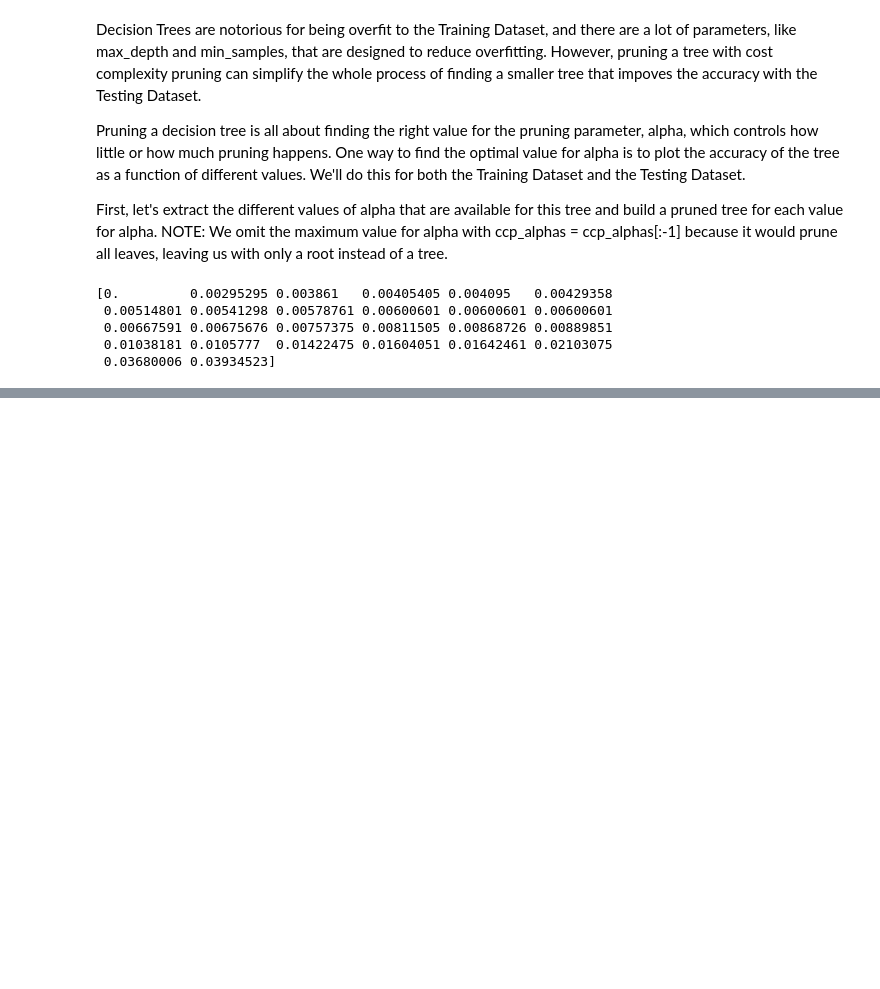
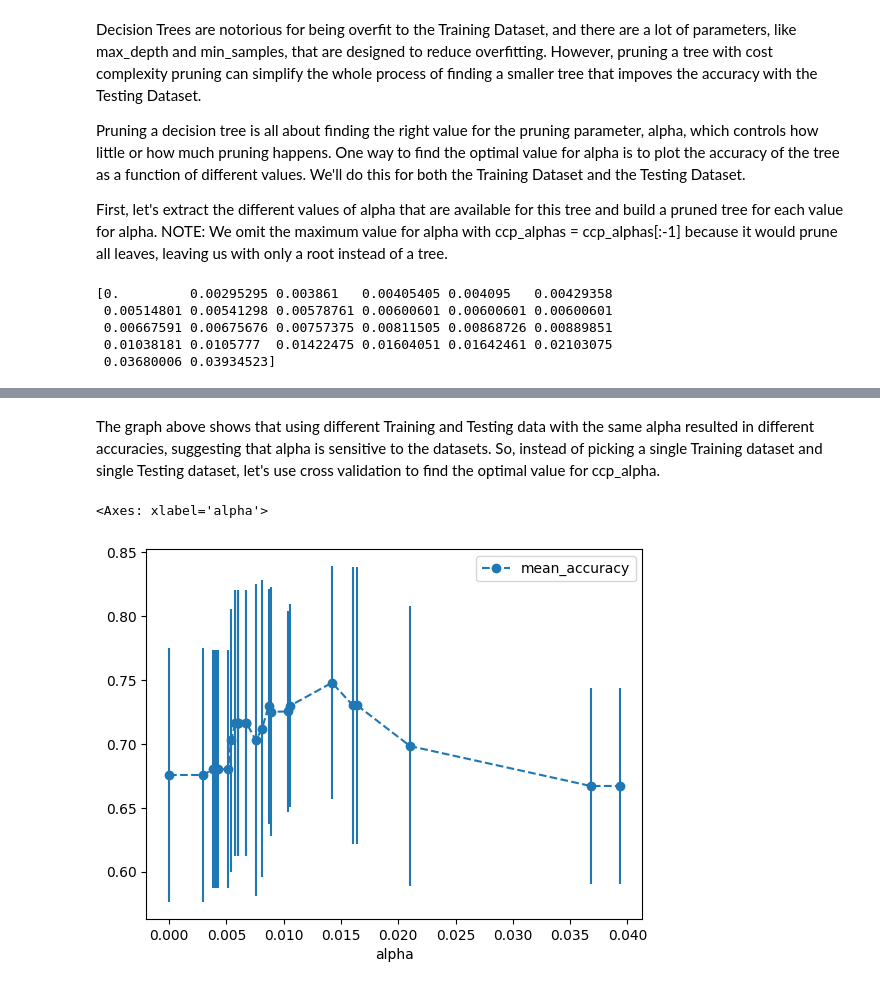
Before and after one commit to NewCodeLearner/ML_Algorithms, a Jupyter notebook: Classification_DecisionTrees_in_python.ipynb, the cells around one changed output, grey strips where cells are left out. Cells and saved outputs as stored; diff of their text form; code cells hidden in the pictures; blank space fills up the shorter version.

```diff
--- a/Classification_DecisionTrees_in_python.ipynb
+++ b/Classification_DecisionTrees_in_python.ipynb
@@ -307,0 +348,24 @@ print(ccp_alphas)
+# %% [markdown]
+The graph above shows that using different Training and Testing data with the same alpha resulted in different accuracies, suggesting that alpha is sensitive to the datasets. So, instead of picking a single Training dataset and single Testing dataset, let's use cross validation to find the optimal value for ccp_alpha.
+# %%
+## create an array to store the results of each fold during cross validiation
+alpha_loop_values = []
+
+## For each candidate value for alpha, we will run 5-fold cross validation.
+for ccp_alpha in ccp_alphas:
+    clf_dt = DecisionTreeClassifier(random_state=0,ccp_alpha=ccp_alpha)
+    scores = cross_val_score(clf_dt,X_train,y_train,cv=5)
+    alpha_loop_values.append([ccp_alpha, np.mean(scores), np.std(scores)])
+
+## Now we can draw a graph of the means and standard deviations of the scores
+## for each candidate value for alpha
+alpha_results = pd.DataFrame(alpha_loop_values, columns=['alpha', 'mean_accuracy', 'std'])
+
+alpha_results.plot(x='alpha',
+                   y='mean_accuracy',
+                   yerr='std',
+                   marker='o',
+                   linestyle='--')
+# %% [output]
+<Axes: xlabel='alpha'>
+[figure, added]
```
Also changed, not shown: parts of 19 cells of this notebook.
